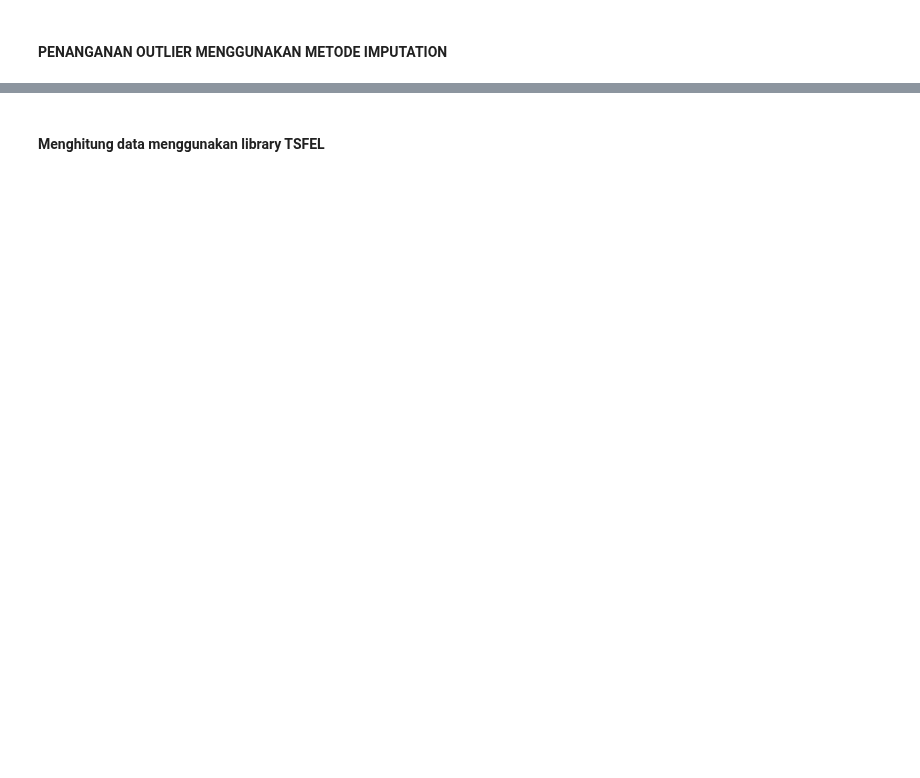
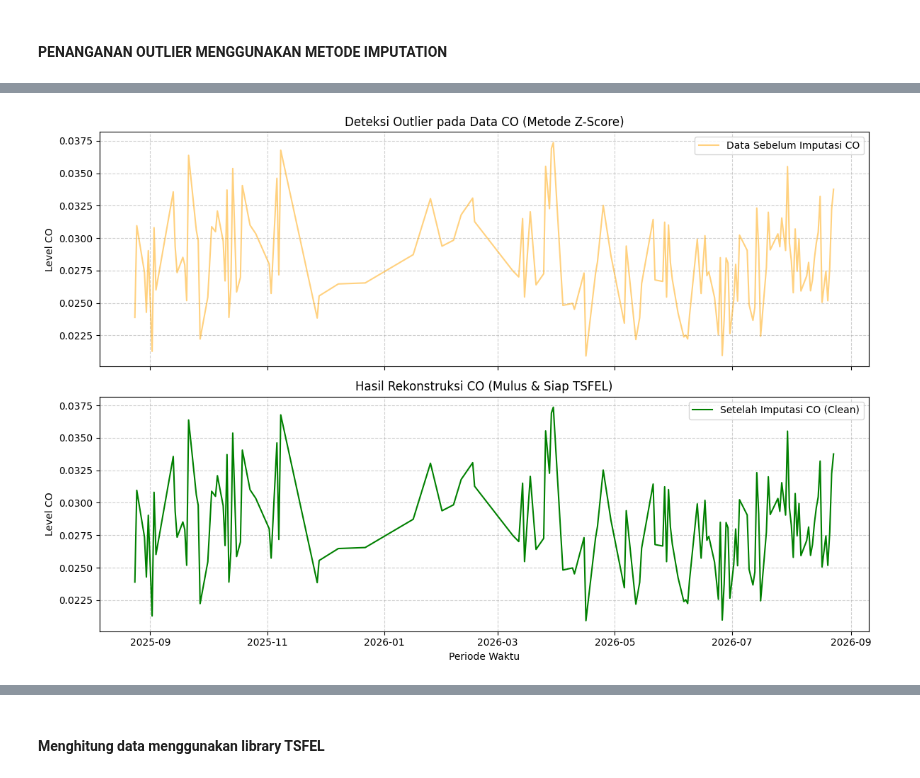
Before and after one commit to SUSUPAN223/catatan_kuliah, a Jupyter notebook: _sources/Proyek_Sains_Data/Tugas_Pertemuan3.ipynb, the cells around one changed output, grey strips where cells are left out. Cells and saved outputs as stored; diff of their text form; code cells hidden in the pictures; blank space fills up the shorter version.

```diff
--- a/_sources/Proyek_Sains_Data/Tugas_Pertemuan3.ipynb
+++ b/_sources/Proyek_Sains_Data/Tugas_Pertemuan3.ipynb
@@ -671,0 +1099,85 @@ Bersih! Tidak ada nilai yang melewati batas pagar IQR.
+# %%
+import matplotlib.pyplot as plt
+import pandas as pd
+import numpy as np
+from IPython.display import display
+
+daftar_polutan = ['CO', 'SO2', 'NO2', 'CH4']
+
+for polutan in daftar_polutan:
+    print(f"\n{'='*20} MEMPROSES {polutan} (Metode Z-Score) {'='*20}")
+
+    # 1. Memuat data
+    nama_file_input = f"Data_{polutan}_Masalembu_Imputed.csv"
+    df_clean = pd.read_csv(nama_file_input, sep=";")
+    df_clean['t'] = pd.to_datetime(df_clean['t'])
+
+    # 2. Deteksi outlier menggunakan metode Z-Score
+    mean_val = df_clean[polutan].mean()
+    std_val = df_clean[polutan].std()
+
+    z_scores = (df_clean[polutan] - mean_val) / std_val
+    ambang_batas = 3
+
+    outlier_mask = np.abs(z_scores) > ambang_batas
+    jumlah_outlier = outlier_mask.sum()
+
+    print(f"Ambang Batas Z-Score : +/- {ambang_batas}")
+    print(f"Jumlah Outlier       : {jumlah_outlier} baris\n")
+
+    # 3. PENGKONDISIAN: Cek apakah outlier ditemukan
+    if jumlah_outlier > 0:
+        # Tangkap nilai sebelum eksekusi pada indeks outlier
+        df_outlier_eval = pd.DataFrame({
+            't': df_clean.loc[outlier_mask, 't'],
+            'sebelum (ekstrem)': df_clean.loc[outlier_mask, polutan],
+            'nilai_z_score': z_scores[outlier_mask] # Tambahan agar kelihatan di tabel
+        })
+
+        # 4. Masking: ubah nilai outlier menjadi NaN
+        df_masked = df_clean.copy()
+        df_masked.loc[outlier_mask, polutan] = np.nan
+
+        # 5. Imputasi ulang area bekas outlier
+        df_final = df_masked.copy()
+        df_final[polutan] = df_final[polutan].interpolate(method='linear').ffill().bfill()
+
+        # Tangkap nilai sesudah eksekusi pada indeks yang sama
+        df_outlier_eval['sesudah (hasil interpolasi)'] = df_final.loc[outlier_mask, polutan]
+
+        print(f"=== TABEL PERBANDINGAN NILAI OUTLIER {polutan} (SEBELUM VS SESUDAH) ===")
+        display(df_outlier_eval)
+        print("\n")
+
+    else:
+        df_final = df_clean.copy()
+        print(f"Tidak ada outlier untuk {polutan}, proses imputasi outlier dilewati.\n")
+
+    # 6. Visualisasi perbandingan
+    fig, axes = plt.subplots(nrows=2, ncols=1, figsize=(12, 8), dpi=100, sharex=True)
+
+    # Grafik Atas
+    axes[0].plot(df_clean['t'], df_clean[polutan], color='orange', alpha=0.5, label=f'Data Sebelum Imputasi {polutan}')
+    if jumlah_outlier > 0:
+        axes[0].scatter(df_clean['t'][outlier_mask], df_clean[polutan][outlier_mask], color='red', s=35, label='Titik Outlier (Z-Score > 3)')
+    axes[0].set_title(f'Deteksi Outlier pada Data {polutan} (Metode Z-Score)', fontsize=12)
+    axes[0].set_ylabel(f'Level {polutan}')
+    axes[0].legend(loc='upper right')
+    axes[0].grid(True, linestyle='--', alpha=0.6)
+
+    # Grafik Bawah
+    axes[1].plot(df_final['t'], df_final[polutan], color='green', label=f'Setelah Imputasi {polutan} (Clean)')
+    axes[1].set_title(f'Hasil Rekonstruksi {polutan} (Mulus & Siap TSFEL)', fontsize=12)
+    axes[1].set_ylabel(f'Level {polutan}')
+    axes[1].set_xlabel('Periode Waktu')
+    axes[1].legend(loc='upper right')
+    axes[1].grid(True, linestyle='--', alpha=0.6)
+
+    plt.tight_layout()
+    plt.show()
+
+    # 7. Simpan dataset final
+    nama_file_output = f"Data_{polutan}_Masalembu_Ready_TSFEL.csv"
+    df_final.to_csv(nama_file_output, index=False, sep=";")
+    print(f"Dataset final tersimpan sebagai '{nama_file_output}'\n\n")
+# %% [output]
@@ -671,0 +1189 @@ Bersih! Tidak ada nilai yang melewati batas pagar IQR.
+[figure, added]
```
Also changed, not shown: parts of 13 cells of this notebook, 31 other files.
